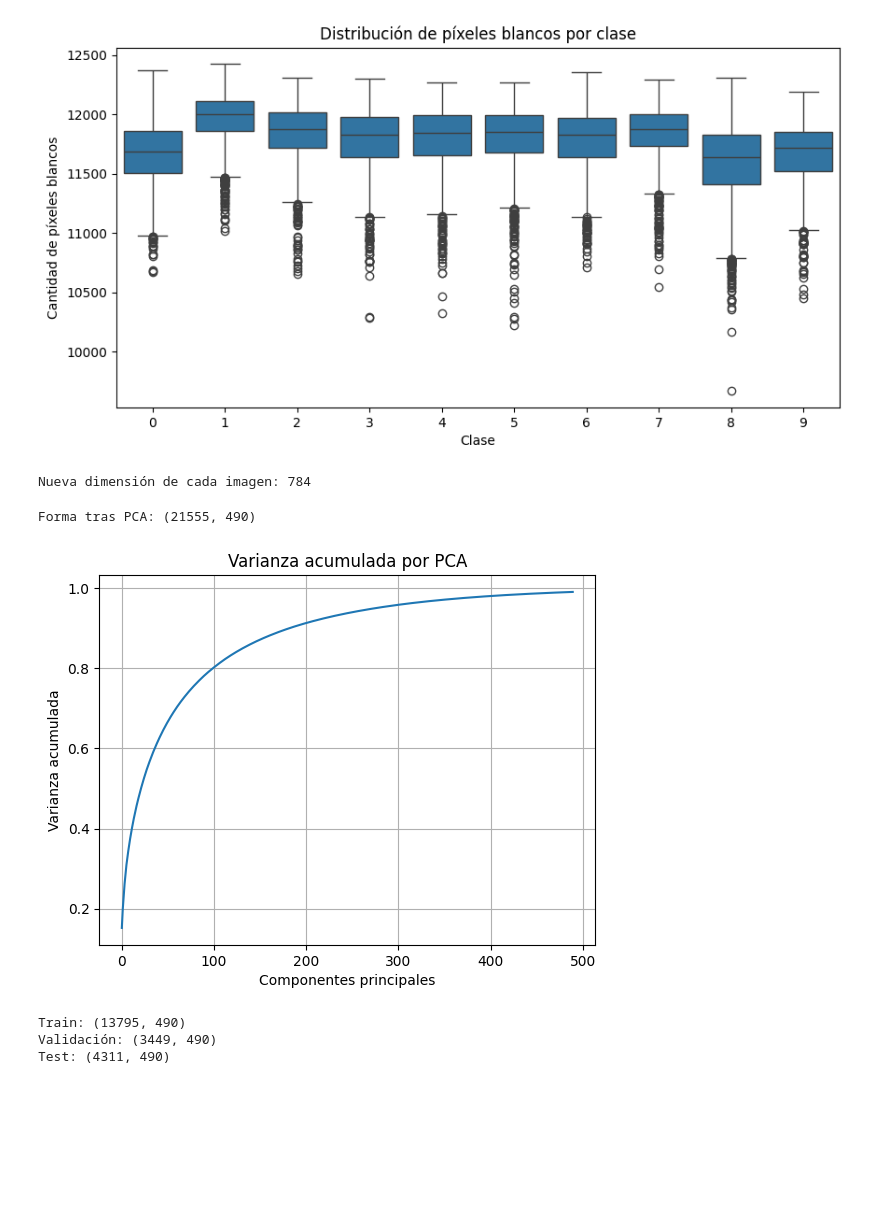
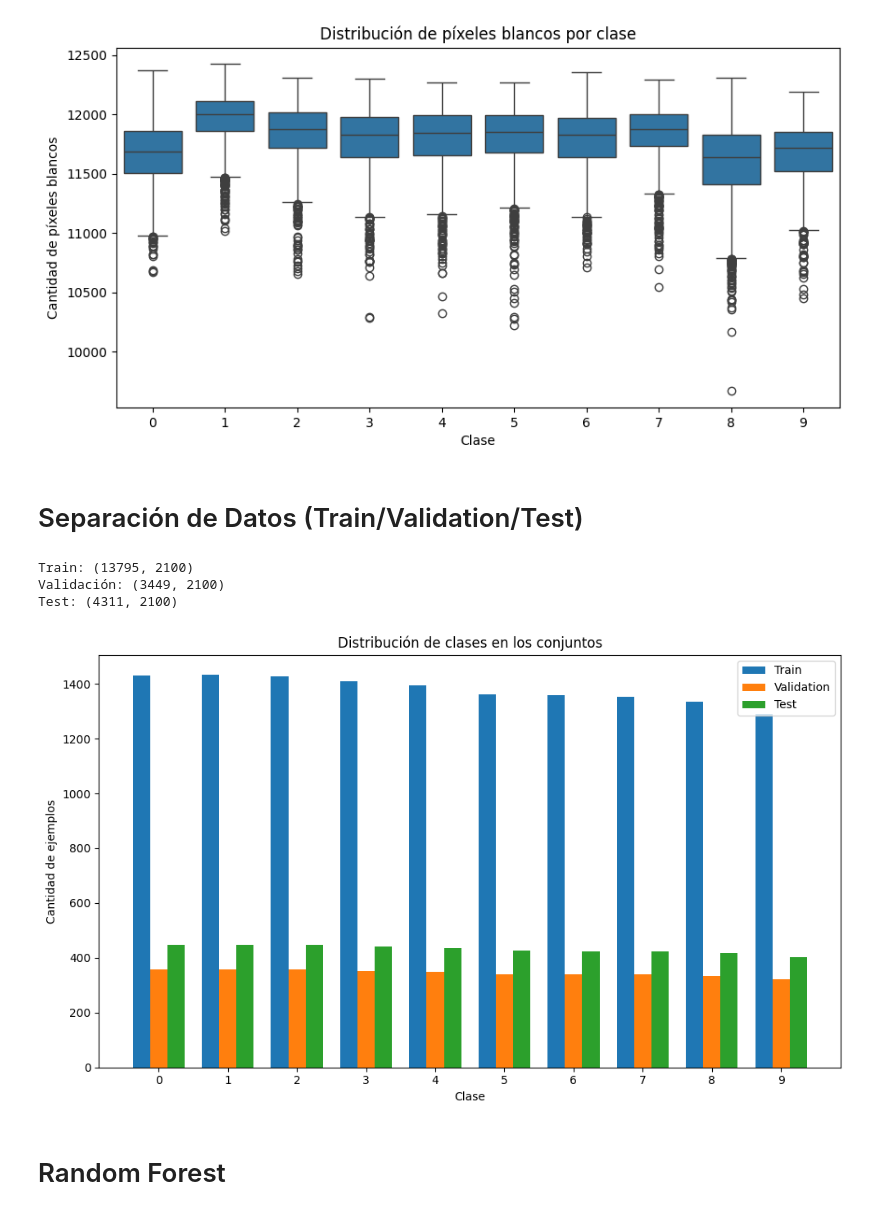
Before and after one commit to anuarthr/digits-classification-ML, a Jupyter notebook: clasificacion_digitos.ipynb, the cells around one changed output. Cells and saved outputs as stored; diff of their text form; code cells hidden in the pictures; blank space fills up the shorter version.

```diff
--- a/clasificacion_digitos.ipynb
+++ b/clasificacion_digitos.ipynb
@@ -126,46 +213,13 @@ plt.ylabel('Cantidad de píxeles blancos')
 plt.show()
 # %% [output]
 [figure]
-# %%
-from skimage.transform import resize
-
-X = []
-for path in tqdm(image_paths):
-    img = imread(path)
-    img_gray = rgb2gray(img)
-    img_resized = resize(img_gray, (28, 28))  # Redimensionar a 28x28
-    X.append(img_resized.flatten())
-
-X = np.array(X)
-y = np.array(labels)
-print("Nueva dimensión de cada imagen:", X.shape[1])
-# %% [output]
-Nueva dimensión de cada imagen: 784
-# %%
-# Escalar antes de PCA
-scaler = StandardScaler()
-X_scaled = np.vstack([scaler.fit_transform(X[i:i+1000]) for i in range(0, len(X), 1000)])  # Procesar en lotes de 1000
-
-pca = PCA(n_components=0.99)
-X_pca = pca.fit_transform(X_scaled)
-print(f"Forma tras PCA: {X_pca.shape}")
-# %% [output]
-Forma tras PCA: (21555, 490)
-# %%
-plt.plot(np.cumsum(pca.explained_variance_ratio_))
-plt.xlabel('Componentes principales')
-plt.ylabel('Varianza acumulada')
-plt.title('Varianza acumulada por PCA')
-plt.grid(True)
-plt.show()
-# %% [output]
-[figure, removed]
+# %% [markdown]
+# Separación de Datos (Train/Validation/Test)
 # %%
-image_paths = np.array(image_paths)
+X_train_val, X_test, y_train_val, y_test, paths_train_val, paths_test = train_test_split(
+    X, y, image_paths, test_size=0.2, stratify=y, random_state=42
+)
 
-X_train_val, X_test, y_train_val, y_test, paths_train_val, paths_test = train_test_split(
-    X_pca, y, image_paths, test_size=0.2, stratify=y, random_state=42
-)
 X_train, X_val, y_train, y_val, paths_train, paths_val = train_test_split(
     X_train_val, y_train_val, paths_train_val, test_size=0.2, stratify=y_train_val, random_state=42
 )
@@ -174,8 +228,38 @@ print("Train:", X_train.shape)
 print("Validación:", X_val.shape)
 print("Test:", X_test.shape)
 # %% [output]
-Train: (13795, 490)
-Validación: (3449, 490)
-Test: (4311, 490)
+Train: (13795, 2100)
+Validación: (3449, 2100)
+Test: (4311, 2100)
+# %%
+train_counts = Counter(y_train)
+val_counts = Counter(y_val)
+test_counts = Counter(y_test)
+
+classes = sorted(set(y))
+
+train_vals = [train_counts.get(cls, 0) for cls in classes]
+val_vals = [val_counts.get(cls, 0) for cls in classes]
+test_vals = [test_counts.get(cls, 0) for cls in classes]
+
+x = np.arange(len(classes))
+width = 0.25
+
+plt.figure(figsize=(10, 6))
+plt.bar(x - width, train_vals, width, label='Train')
+plt.bar(x, val_vals, width, label='Validation')
+plt.bar(x + width, test_vals, width, label='Test')
+
+plt.xlabel('Clase')
+plt.ylabel('Cantidad de ejemplos')
+plt.title('Distribución de clases en los conjuntos')
+plt.xticks(x, classes)
+plt.legend()
+plt.tight_layout()
+plt.show()
+# %% [output]
+[figure, added]
+# %% [markdown]
+# Random Forest
 # %%
 param_grid = {
```
Also changed, not shown: parts of 33 cells of this notebook.
